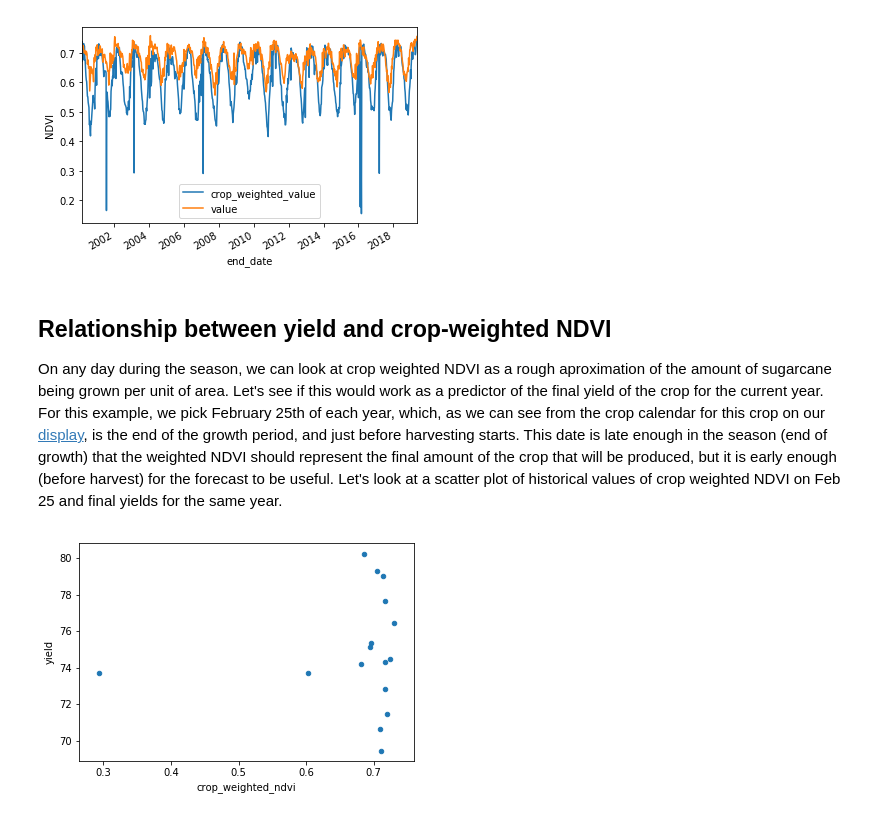
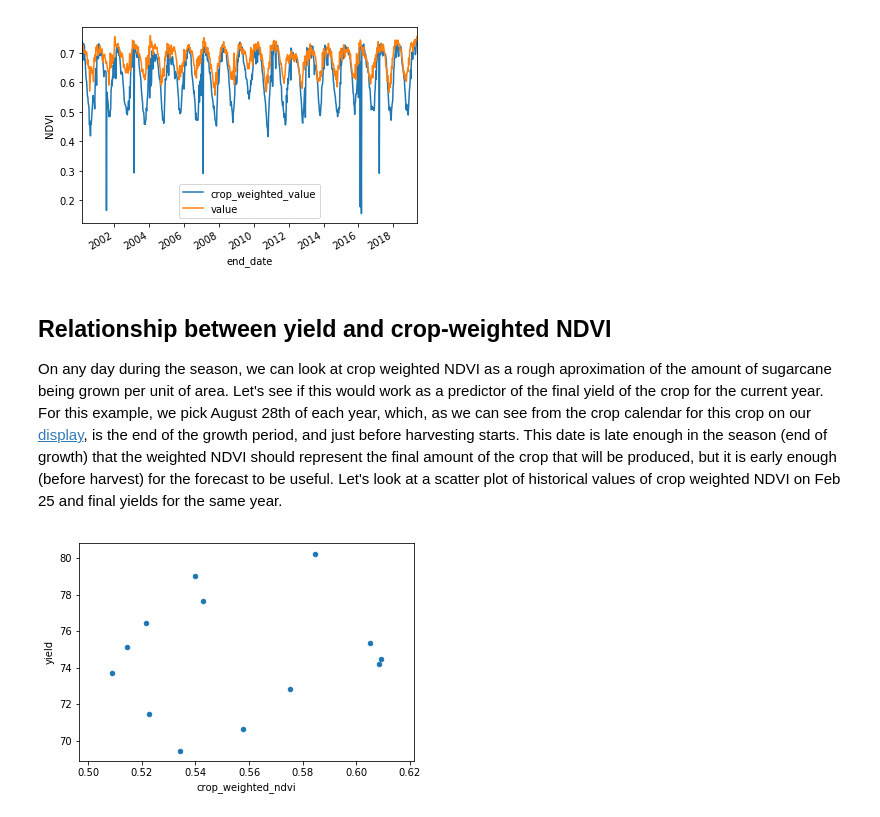
Before and after one commit to sahuguet/api-client, a Jupyter notebook: api/client/samples/crop_models/brazil_sugarcane.ipynb, the cells around one changed output. Saved outputs shown, nothing was run; the diff lists cells and outputs as text; code cells hidden in the pictures.

Commit message:
change eval date to sugar crop cal end of harvest date

```diff
--- a/api/client/samples/crop_models/brazil_sugarcane.ipynb
+++ b/api/client/samples/crop_models/brazil_sugarcane.ipynb
@@ -214,22 +214,22 @@ plt.show()
 [figure]
 # %% [markdown]
 ## Relationship between  yield and crop-weighted NDVI
-On any day during the season, we can look at crop weighted NDVI as a rough aproximation of the amount of sugarcane being grown per unit of area. Let's see if this would work as a predictor of the final yield of the crop for the current year. For this example, we pick February 25th of each year, which, as we can see from the crop calendar for this crop on our [display](https://app.gro-intelligence.com/displays/23713), is the end of the growth period, and just before harvesting starts.  This date is late enough in the season (end of growth) that the weighted NDVI should represent the final amount of the crop that will be produced, but it is early enough (before harvest) for the forecast to be useful.  Let's look at a scatter plot of historical values of  crop weighted NDVI on Feb 25 and final yields for the same year.
+On any day during the season, we can look at crop weighted NDVI as a rough aproximation of the amount of sugarcane being grown per unit of area. Let's see if this would work as a predictor of the final yield of the crop for the current year. For this example, we pick August 28th of each year, which, as we can see from the crop calendar for this crop on our [display](https://app.gro-intelligence.com/displays/23713), is the end of the growth period, and just before harvesting starts.  This date is late enough in the season (end of growth) that the weighted NDVI should represent the final amount of the crop that will be produced, but it is early enough (before harvest) for the forecast to be useful.  Let's look at a scatter plot of historical values of  crop weighted NDVI on Feb 25 and final yields for the same year.
 # %%
-PREDICTION_DATE_MONTH = 2
-PREDICTION_DATE_DAY = 25
+PREDICTION_DATE_MONTH = 8
+PREDICTION_DATE_DAY = 28
 tmp_df = country_ndvi_df.loc[(country_ndvi_df.metric_id == entities['metric_id']) & \
                              (country_ndvi_df.region_id == country_id) & \
                              (country_ndvi_df.end_date.map(lambda x: x.month) == PREDICTION_DATE_MONTH) &\
                              (country_ndvi_df.end_date.map(lambda x: x.day) == PREDICTION_DATE_DAY),:]
 ym_df = pandas.DataFrame([{'year': end_date.year, 'yield': value}
                           for (end_date, value) in zip(yield_df.end_date,
                                                    yield_df.value)])
 cw_df = pandas.DataFrame([{'year': end_date.year, 'crop_weighted_ndvi': value}
                           for (end_date, value) in zip(tmp_df.end_date,
                                                        tmp_df.crop_weighted_value)])
 ym_df = ym_df.merge(cw_df)
 ym_df.plot.scatter(x='crop_weighted_ndvi', y = 'yield')
 plt.show()
 # %% [output]
-[figure, old version]
+[figure, new version]
```
Also changed, not shown: parts of 9 cells of this notebook.
